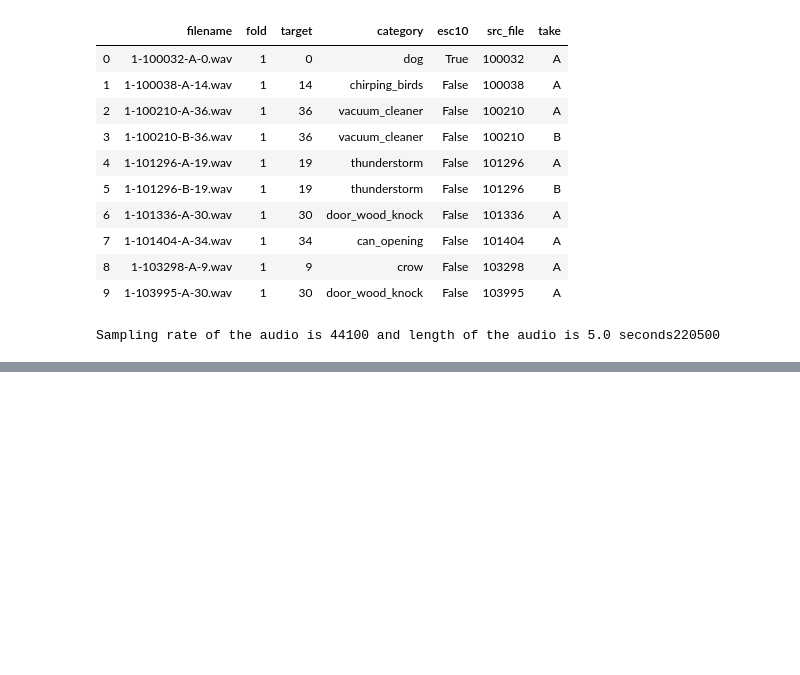
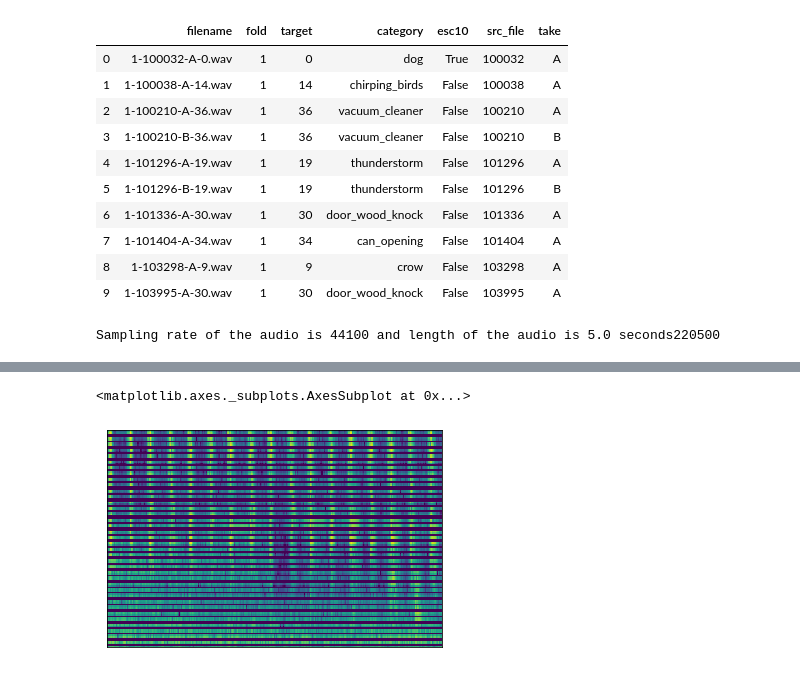
Before and after one commit to errdaychill/MAI-final-project, a Jupyter notebook: ESC-50-master/audio_classifier_resnet.ipynb, the cells around one changed output, grey strips where cells are left out. Drawn from its saved outputs; the diff is of its cells as text; code cells hidden in the pictures; blank space fills up the shorter version.

```diff
--- a/ESC-50-master/audio_classifier_resnet.ipynb
+++ b/ESC-50-master/audio_classifier_resnet.ipynb
@@ -43,7 +42,7 @@ Sampling rate of the audio is 44100 and length of the audio is 5.0 seconds220500
 
 def get_spectrogram(path, sr=None, n_fft=2048, hop_length=512, n_mels=128, fmin=20, fmax=830, top_db=80):
     wav, sr = librosa.load(path, sr=sr)
-    melspec = librosa.feature.melspectrogram(signal, sr, n_fft=n_fft, hop_length=hop_length, n_mels=n_mels,
+    melspec = librosa.feature.melspectrogram(wav, sr, n_fft=n_fft, hop_length=hop_length, n_mels=n_mels,
                                              fmin=fmin, fmax=fmax)
     melspec_db = librosa.power_to_db(melspec, top_db=top_db)
     return melspec_db
@@ -80 +87,6 @@ class ESC50(Dataset): #Dataset - 데이터셋을 나타내는 추상클래스. 1
+# %%
+librosa.display.specshow(spec_to_image(get_spectrogram('audio/'+filename)), cmap='viridis')
+# %% [output]
+<matplotlib.axes._subplots.AxesSubplot at 0x...>
+[figure, added]
 # %%
```
Also changed, not shown: parts of 17 cells of this notebook.
